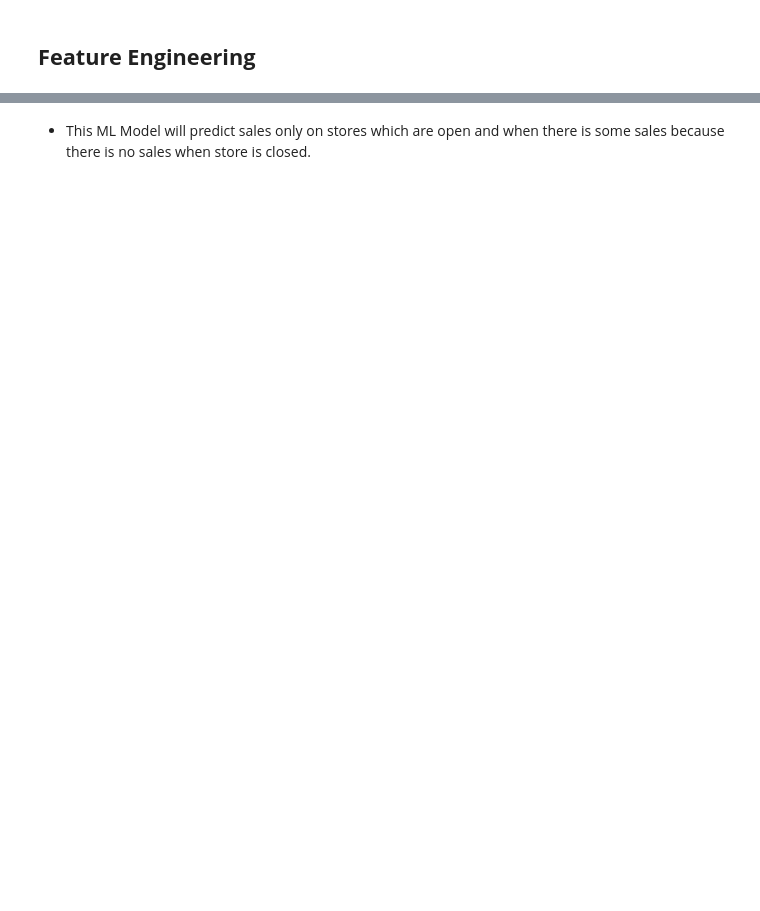
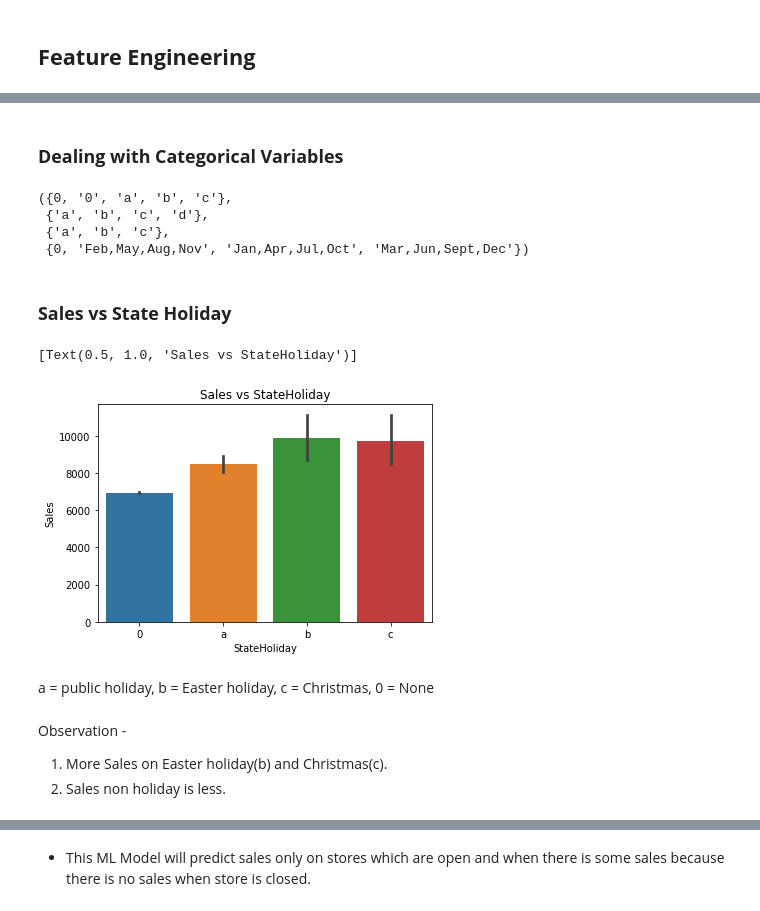
Before and after one commit to pushpam-raghuvanshi/rossmann_sales_prediction, a Jupyter notebook: Rossmann_Sales_Prediction_Capstone_Project.ipynb, the cells around one changed output, grey strips where cells are left out. Saved outputs shown, nothing was run; the diff lists cells and outputs as text; code cells hidden in the pictures; blank space fills up the shorter version.

```diff
--- a/Rossmann_Sales_Prediction_Capstone_Project.ipynb
+++ b/Rossmann_Sales_Prediction_Capstone_Project.ipynb
@@ -560,0 +461,3 @@ memory usage: 174.0 MB
+# %%
+# Dropping Open column as it is not a variable anymore
+final_df = final_df.drop('Open', axis=1)
@@ -560,0 +474,3 @@ memory usage: 174.0 MB
+# %%
+# Filtering rows with Sales > 0
+final_df = final_df[final_df.Sales != 0]
@@ -560,0 +534,30 @@ memory usage: 174.0 MB
+# %% [markdown]
+### <b>Dealing with Categorical Variables</b>
+# %%
+# Nominal Variales
+set(final_df.StateHoliday), set(final_df.StoreType), set(final_df.Assortment), set(final_df.PromoInterval)
+# %% [output]
+({0, '0', 'a', 'b', 'c'},
+ {'a', 'b', 'c', 'd'},
+ {'a', 'b', 'c'},
+ {0, 'Feb,May,Aug,Nov', 'Jan,Apr,Jul,Oct', 'Mar,Jun,Sept,Dec'})
+# %%
+# Converting number 0 to string 0 in StateHoliday column
+final_df.loc[final_df.StateHoliday == 0,'StateHoliday'] = final_df.loc[final_df.StateHoliday == 0,'StateHoliday'].astype(str)
+# %%
+# Converting number 0 to string 0 in StateHoliday column
+final_df.loc[final_df.PromoInterval == 0,'PromoInterval'] = final_df.loc[final_df.PromoInterval == '0','PromoInterval'].astype(str)
+# %% [markdown]
+### **Sales vs State Holiday**
+# %%
+# Plotting a Bar chart showing Sales vs State Holiday
+sns.barplot(x='StateHoliday', y='Sales', data = final_df).set(title='Sales vs StateHoliday')
+# %% [output]
+[Text(0.5, 1.0, 'Sales vs StateHoliday')]
+[figure, added]
+# %% [markdown]
+a = public holiday, b = Easter holiday, c = Christmas, 0 = None
+# %% [markdown]
+Observation -
+1. More Sales on Easter holiday(b) and Christmas(c).
+2. Sales non holiday is less.
```
Also changed, not shown: parts of 137 cells of this notebook.
